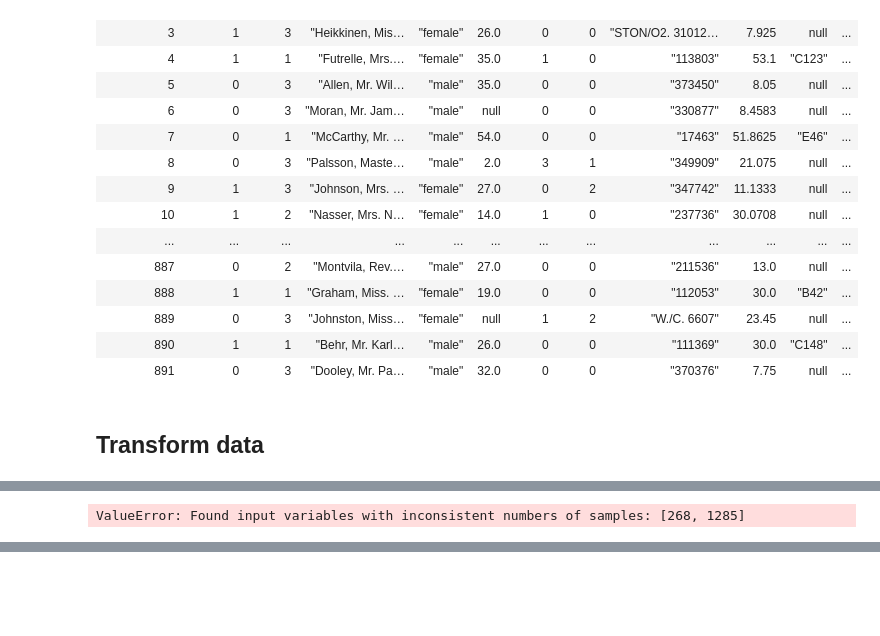
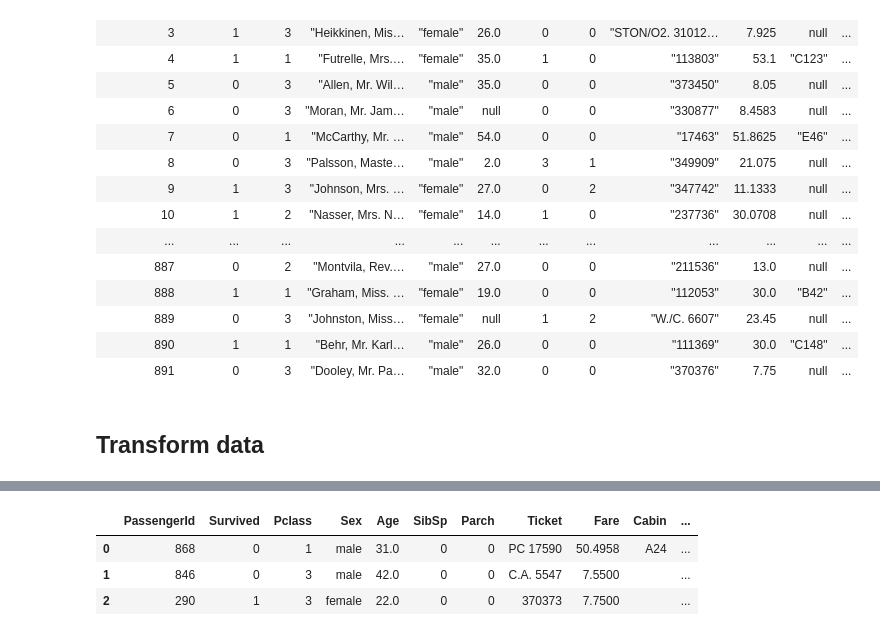
Before and after one commit to yjtek/kaggle, a Jupyter notebook: 1. Titanic/explore.ipynb, the cells around one changed output, grey strips where cells are left out. Saved outputs shown, nothing was run; the diff lists cells and outputs as text; code cells hidden in the pictures; blank space fills up the shorter version.

```diff
--- a/1. Titanic/explore.ipynb
+++ b/1. Titanic/explore.ipynb
@@ -184,8 +137,51 @@ SchemaFieldNotFoundError: LastName
-# %%
-# preds = PIPELINE.predict_proba(train_transformed.xtest, train_transformed.ytest)
-from sklearn.metrics import RocCurveDisplay
-RocCurveDisplay.from_estimator(PIPELINE, train_transformed.xtest, train_transformed.ytest)
-print(train_transformed.xtest.shape)
-print(train_transformed.ytest.shape)
-# %% [output]
-ValueError: Found input variables with inconsistent numbers of samples: [268, 1285]
+# %%
+PIPELINE = Pipeline([
+    ('make_name_features', MakeNameFeatures()),
+
+    # ('transform_sex', TransformStringColToNumeric('Sex', replace_original=False)),
+    # ('transform_embarked', TransformStringColToNumeric('Embarked', replace_original=False)),
+    # # ('clean_honorific', CleanHonorific()),
+    # ('transform_honorific', TransformStringColToNumeric('Honorific', replace_original=False)),
+    # ('transform_age', TransformColToBins('Age', replace_original=False, return_numeric=True)),
+    # ('transform_fare', TransformColToBins('Fare', replace_original=False, return_numeric=True)),
+    # ('clean_cabin', CleanCabin()),
+    # ('transform_cabin', TransformStringColToNumeric('CabinFirstLetter', replace_original=False)),
+
+    ('transform_sex', TransformColToCategorical('Sex', replace_original=False)),
+    ('transform_embarked', TransformColToCategorical('Embarked', replace_original=False)),
+    # ('clean_honorific', CleanHonorific()),
+    ('transform_honorific', TransformColToCategorical('Honorific', replace_original=False)),
+
+    ('clean_age', CleanAge()),
+    ('transform_age', TransformColToBins('Age', replace_original=False, return_numeric=True)),
+
+    ('transform_fare', TransformColToBins('Fare', replace_original=False, return_numeric=True)),
+
+    ('clean_cabin', CleanCabin()),
+    ('transform_cabin', TransformColToCategorical('CabinFirstLetter', replace_original=False)),
+
+    # ('add_familyid_lastname', AddFamilyUnitID(['LastName'])),
+    # ('add_survivalrate_lastname', AddSurvivalRate(['LastName'])),
+    # ('add_familyid_lastname_ticket', AddFamilyUnitID(['LastName', 'Ticket'])),
+    # ('add_survivalrate_lastname_ticket', AddSurvivalRate(['LastName', 'Ticket'])),
+    # ('add_familyid_lastname_cabin', AddFamilyUnitID(['LastName', 'Cabin'])),
+    # ('add_survivalrate_lastname_cabin', AddSurvivalRate(['LastName', 'Cabin'])),
+
+    # ('drop_unneeded_cols', DropColumns(
+    #     cols_to_drop=['PassengerId', 'Survived'], #, 'Survived'],
+    #     regex_to_drop='groupid_*',
+    #     drop_strings = True
+    # )),
+
+    ('fill_nulls', FillNull(-1)),
+
+    # ('xgbc', XGBClassifier(enable_categorical=True, tree_method='approx'))
+    # ('xgbc', XGBClassifier(random_state=123))
+    # ('catboost', PipelineCompatiableCatBoostClassifier(random_seed=123))
+])
+train_transformed = TitanicDataset(train.clone(), 'Survived', retain_outcome_col=True, test_size=0.4)
+test_transformed = TitanicDataset(test.clone(), 'Survived')
+
+df_clean = PIPELINE.fit_transform(X=train_transformed.xtrain, y=train_transformed.ytrain)
+df_clean.head(3)
+# %% [output]
@@ -191,0 +189,4 @@ ValueError: Found input variables with inconsistent numbers of samples: [268, 12
+|  | PassengerId | Survived | Pclass | Sex | Age | SibSp | Parch | Ticket | Fare | Cabin | ... |
+| 0 | 868 | 0 | 1 | male | 31.0 | 0 | 0 | PC 17590 | 50.4958 | A24 | ... |
+| 1 | 846 | 0 | 3 | male | 42.0 | 0 | 0 | C.A. 5547 | 7.5500 |  | ... |
+| 2 | 290 | 1 | 3 | female | 22.0 | 0 | 0 | 370373 | 7.7500 |  | ... |
```
Also changed, not shown: parts of 15 cells of this notebook, 19 other files.
